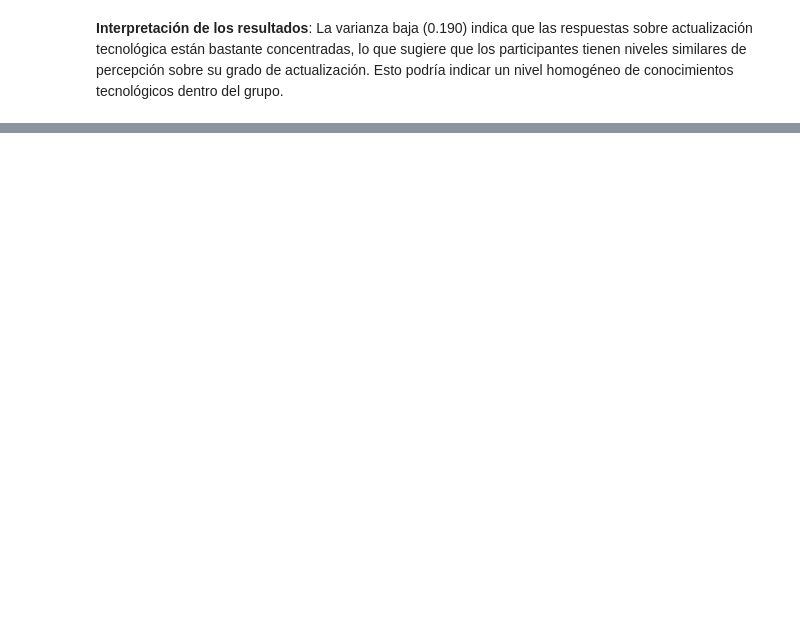
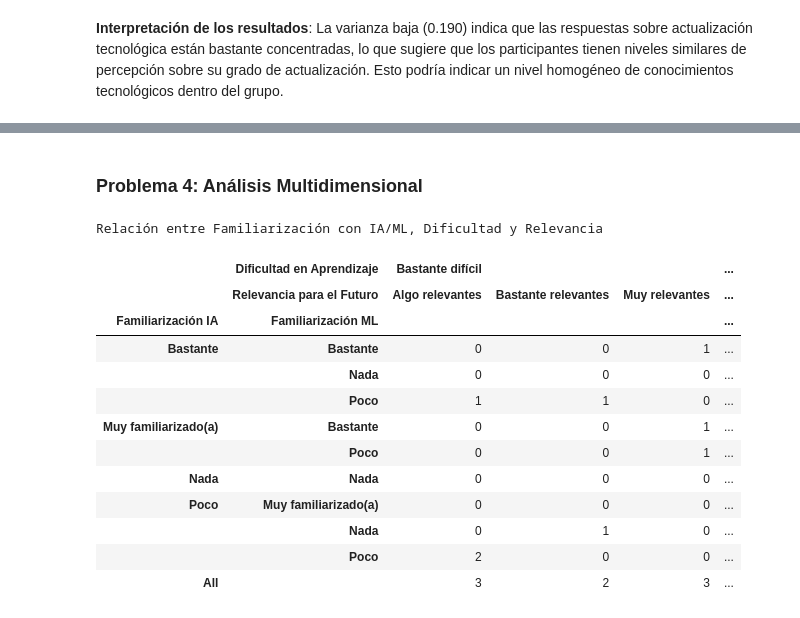
Before and after one commit to IrvinngB/Examen-Estadistica, a Jupyter notebook: Estadistica.ipynb, the cells around one changed output, grey strips where cells are left out. Saved outputs shown, nothing was run; the diff lists cells and outputs as text; code cells hidden in the pictures; blank space fills up the shorter version.

```diff
--- a/Estadistica.ipynb
+++ b/Estadistica.ipynb
@@ -228,0 +465,43 @@ Varianza: 0.190
+# %% [markdown]
+### Problema 4:  Análisis Multidimensional
+# %%
+# Crear una tabla más sencilla y reorganizar los datos
+contingencia_legible = pd.crosstab(
+    [df['¿Qué tan familiarizado(a) estás con los conceptos de IA? '],
+     df['¿Qué tan familiarizado(a) estás con los conceptos de ML? ']],  # Filas
+    [df['¿Qué tan difícil consideras el aprendizaje de IA y ML? '],
+     df['¿Consideras que los conocimientos en IA son relevantes para tu futuro profesional? ']],  # Columnas
+    margins=True,  # Incluye totales
+    normalize=False  # Sin porcentajes
+)
+
+# Renombrar las columnas y filas para que sean más claras
+contingencia_legible.index.names = ['Familiarización IA', 'Familiarización ML']
+contingencia_legible.columns.names = ['Dificultad en Aprendizaje', 'Relevancia para el Futuro']
+
+# Estilizar la tabla con colores claros y totales resaltados
+styled_table_legible = contingencia_legible.style.set_table_styles(
+    [
+        {'selector': 'thead th', 'props': [('background-color', '#1e81b0'), ('color', '#fff'), ('font-weight', 'bold'), ('text-align', 'center')]},
+        {'selector': 'tbody td', 'props': [('background-color', '#d9f2f7'), ('color', '#000'), ('text-align', 'center'), ('border', '1px solid #aaa')]},
+        {'selector': 'tbody tr:last-child', 'props': [('background-color', '#71c7ec'), ('font-weight', 'bold')]},  # Totales en azul claro
+    ]
+).set_caption("Relación entre Familiarización con IA/ML, Dificultad y Relevancia")
+
+# Mostrar la tabla
+styled_table_legible
+# %% [output]
+Relación entre Familiarización con IA/ML, Dificultad y Relevancia
+|  | Dificultad en Aprendizaje | Bastante difícil |  |  | ... |
+|  | Relevancia para el Futuro | Algo relevantes | Bastante relevantes | Muy relevantes | ... |
+| Familiarización IA | Familiarización ML |  |  |  | ... |
+| Bastante | Bastante | 0 | 0 | 1 | ... |
+|  | Nada | 0 | 0 | 0 | ... |
+|  | Poco | 1 | 1 | 0 | ... |
+| Muy familiarizado(a) | Bastante | 0 | 0 | 1 | ... |
+|  | Poco | 0 | 0 | 1 | ... |
+| Nada | Nada | 0 | 0 | 0 | ... |
+| Poco | Muy familiarizado(a) | 0 | 0 | 0 | ... |
+|  | Nada | 0 | 1 | 0 | ... |
+|  | Poco | 2 | 0 | 0 | ... |
+| All |  | 3 | 2 | 3 | ... |
```
Also changed, not shown: parts of 19 cells of this notebook, 4 other files.
